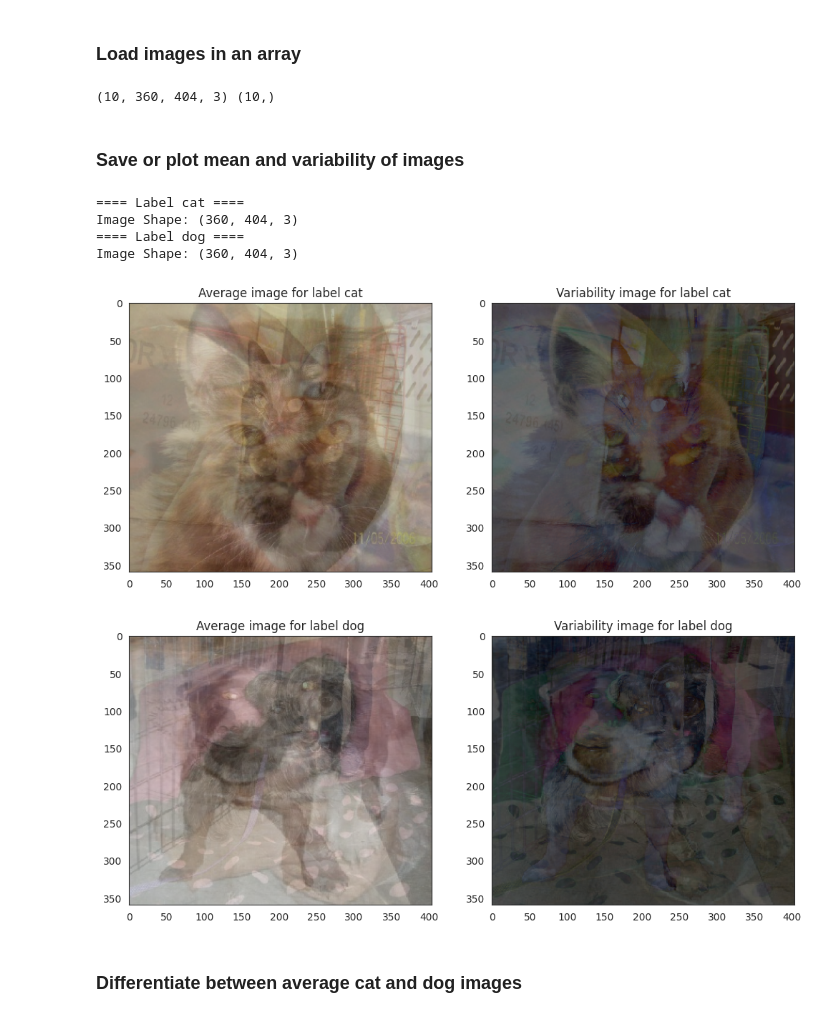
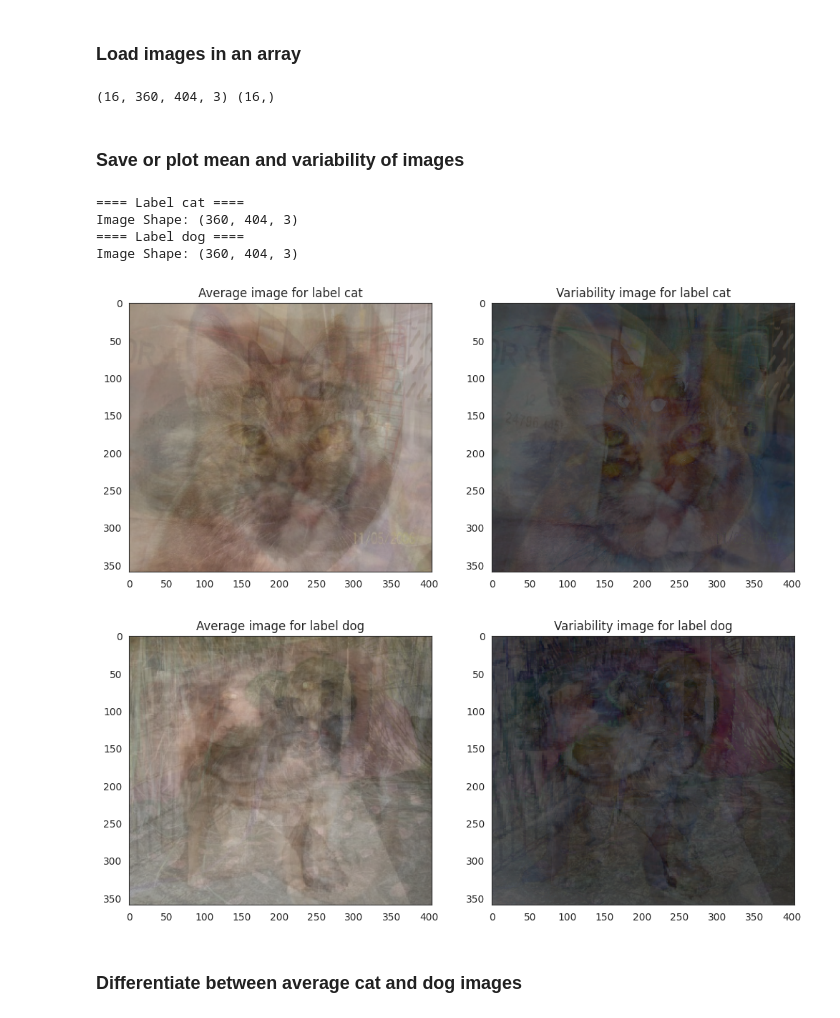
Before and after one commit to NiclO1337/pp5-cats-vs-dogs, a Jupyter notebook: jupyter_notebooks/02 - DataVisualization.ipynb, the cells around one changed output. Cells and saved outputs as stored; diff of their text form; code cells hidden in the pictures.

```diff
--- a/jupyter_notebooks/02 - DataVisualization.ipynb
+++ b/jupyter_notebooks/02 - DataVisualization.ipynb
@@ -141,9 +132,10 @@ joblib.dump(value=image_shape ,
 # %% [markdown]
 ### Load images in an array
 # %%
-def load_image_as_array(my_data_dir, labels, new_size=(50, 50), n_images_per_label=20):
+def load_image_as_array(my_data_dir, new_size=(50, 50), n_images_per_label=20):
 
     X, y = np.array([], dtype='int'), np.array([], dtype='object')
+    labels = os.listdir(my_data_dir)
 
     for label in labels:
         counter = 0
@@ -167,16 +159,15 @@ def load_image_as_array(my_data_dir, labels, new_size=(50, 50), n_images_per_lab
 
 
 X, y = load_image_as_array(my_data_dir=train_path,
-                           labels=labels,
                            new_size=image_shape,
-                           n_images_per_label=5)
+                           n_images_per_label=8)
 print(X.shape, y.shape)
 # %% [output]
-(10, 360, 404, 3) (10,)
+(16, 360, 404, 3) (16,)
 # %% [markdown]
 ### Save or plot mean and variability of images
 # %%
-def plot_mean_variability_per_labels(X, y, labels, figsize=(12, 5), save_image=False):
+def plot_mean_variability_per_labels(X, y, figsize=(12, 5), save_image=False):
     """
     The pseudo-code for the function is:
     * Loop over all labels
@@ -186,40 +177,39 @@ def plot_mean_variability_per_labels(X, y, labels, figsize=(12, 5), save_image=F
     * Save the image
     """
 
-    for label_to_display in labels:
+    for label_to_display in np.unique(y):
         sns.set_style("white")
 
         y = y.reshape(-1, 1, 1)
         boolean_mask = np.any(y == label_to_display, axis=1).reshape(-1)
         arr = X[boolean_mask]
 
         avg_img = np.mean(arr, axis=0)
         std_img = np.std(arr, axis=0)
         print(f"==== Label {label_to_display} ====")
         print(f"Image Shape: {avg_img.shape}")
         fig, axes = plt.subplots(nrows=1, ncols=2, figsize=figsize)
         axes[0].set_title(f"Average image for label {label_to_display}")
         axes[0].imshow(avg_img, cmap='Blues')
         axes[1].set_title(f"Variability image for label {label_to_display}")
         axes[1].imshow(std_img, cmap='Blues')
 
         if save_image:
             plt.savefig(f"{file_path}/avg_var_{label_to_display}.png",
                         bbox_inches='tight', dpi=150)
         else:
             plt.tight_layout()
             plt.show()
-            print("\n")
 
 
-plot_mean_variability_per_labels(X=X, y=y, labels=labels, figsize=(12, 5), save_image=True)
+plot_mean_variability_per_labels(X=X, y=y, figsize=(12, 5), save_image=True)
 # %% [output]
 ==== Label cat ====
 Image Shape: (360, 404, 3)
 ==== Label dog ====
 Image Shape: (360, 404, 3)
-[figure, old version]
+[figure, new version]
-[figure, old version]
+[figure, new version]
 # %% [markdown]
 ### Differentiate between average cat and dog images
 # %%
```
Also changed, not shown: parts of 3 cells of this notebook, 3 other files.
